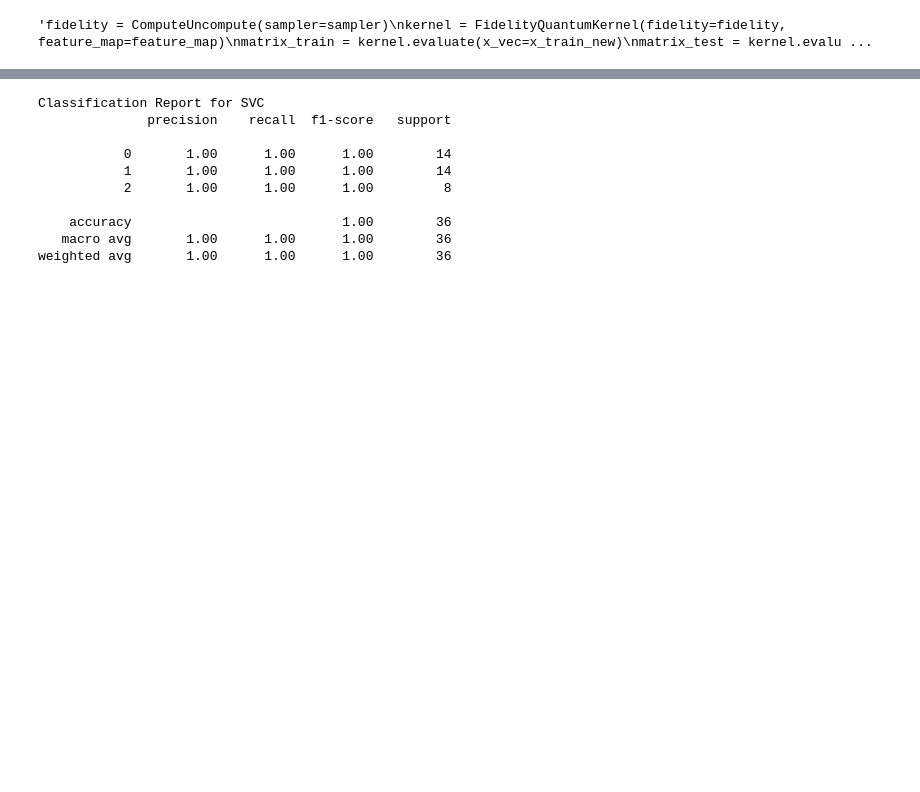
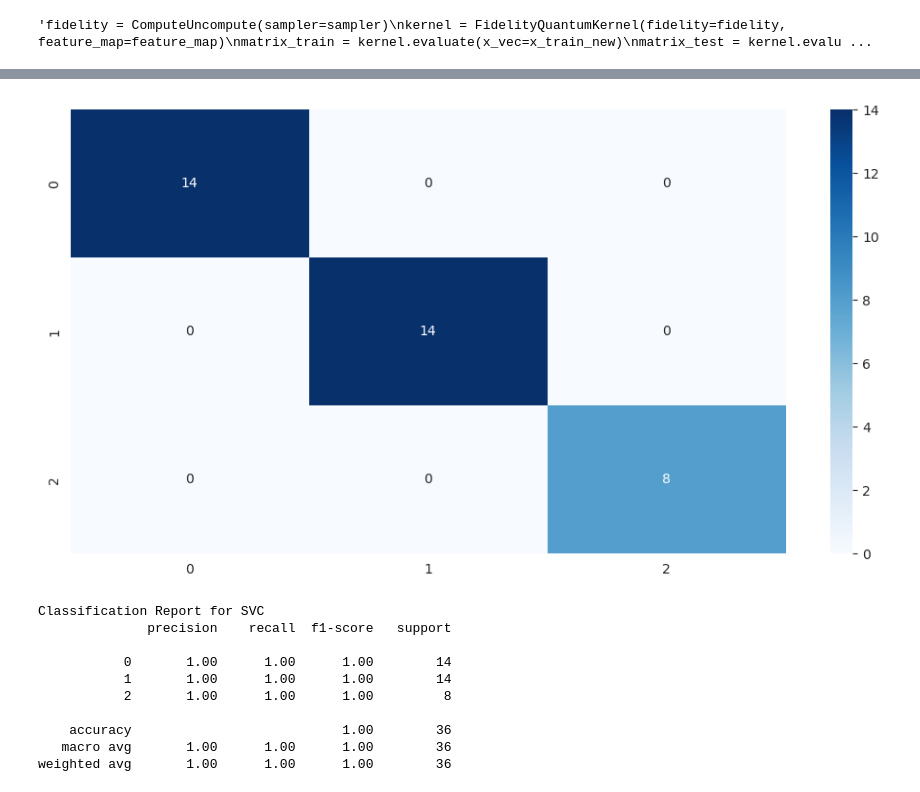
Before and after one commit to MUbarak123-56/qiskit-work, a Jupyter notebook: qml/qml_wine.ipynb, the cells around one changed output, grey strips where cells are left out. Saved outputs shown, nothing was run; the diff lists cells and outputs as text; code cells hidden in the pictures; blank space fills up the shorter version.

```diff
--- a/qml/qml_wine.ipynb
+++ b/qml/qml_wine.ipynb
@@ -264,3 +267,9 @@ pred_svc = svc.predict(x_test_new)
+# %%
+svc_conf = confusion_matrix(y_test, pred_svc)
+sns.heatmap(svc_conf, annot=True, fmt="d", cmap = "Blues")
+plt.show();
+# %% [output]
+[figure, added]
 # %%
 print("Classification Report for SVC")
 print(classification_report(y_test, pred_svc))
```
Also changed, not shown: parts of 7 cells of this notebook.
